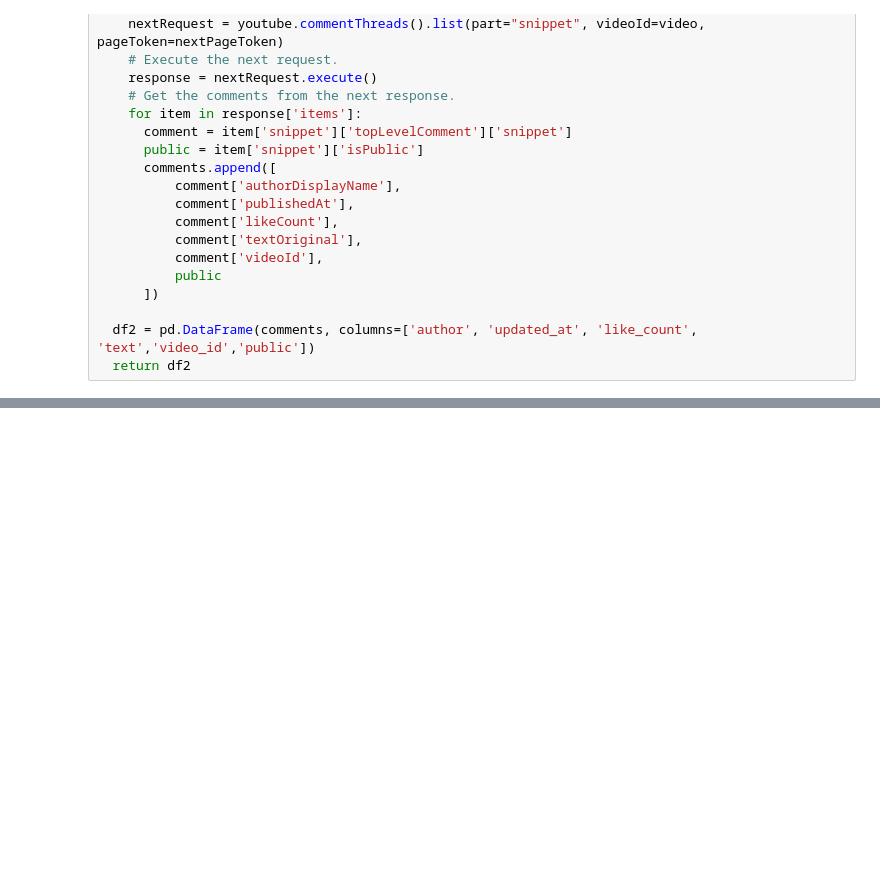
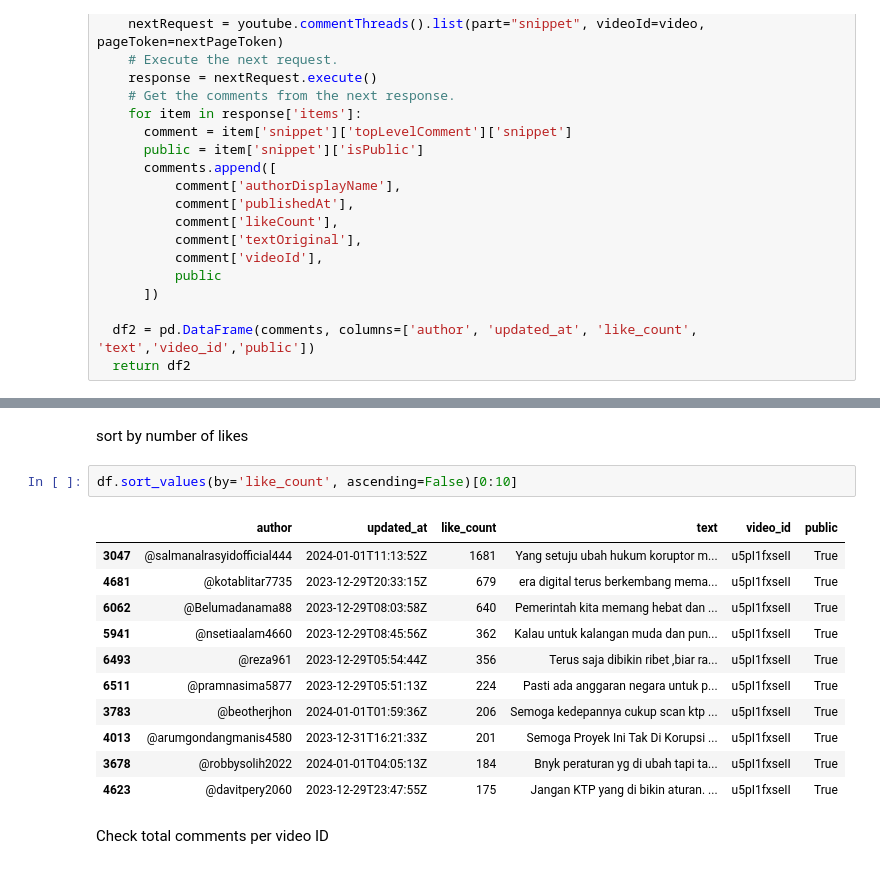
Before and after one commit to Sharkizo1st/getdata, a Jupyter notebook: Ekstrak_All_Youtube_Comment_With_API.ipynb, the cells around one changed output, grey strips where cells are left out. Saved outputs shown, nothing was run; the diff lists cells and outputs as text; blank space fills up the shorter version.

```diff
--- a/Ekstrak_All_Youtube_Comment_With_API.ipynb
+++ b/Ekstrak_All_Youtube_Comment_With_API.ipynb
@@ -105,3 +96,21 @@ df
+# %% [markdown]
+sort by number of likes
+# %%
+df.sort_values(by='like_count', ascending=False)[0:10]
+# %% [output]
+|  | author | updated_at | like_count | text | video_id | public |
+| 3047 | @salmanalrasyidofficial444 | 2024-01-01T11:13:52Z | 1681 | Yang setuju ubah hukum koruptor m... | u5pI1fxseII | True |
+| 4681 | @kotablitar7735 | 2023-12-29T20:33:15Z | 679 | era digital terus berkembang mema... | u5pI1fxseII | True |
+| 6062 | @Belumadanama88 | 2023-12-29T08:03:58Z | 640 | Pemerintah kita memang hebat dan ... | u5pI1fxseII | True |
+| 5941 | @nsetiaalam4660 | 2023-12-29T08:45:56Z | 362 | Kalau untuk kalangan muda dan pun... | u5pI1fxseII | True |
+| 6493 | @reza961 | 2023-12-29T05:54:44Z | 356 | Terus saja dibikin ribet ,biar ra... | u5pI1fxseII | True |
+| 6511 | @pramnasima5877 | 2023-12-29T05:51:13Z | 224 | Pasti ada anggaran negara untuk p... | u5pI1fxseII | True |
+| 3783 | @beotherjhon | 2024-01-01T01:59:36Z | 206 | Semoga kedepannya cukup scan ktp ... | u5pI1fxseII | True |
+| 4013 | @arumgondangmanis4580 | 2023-12-31T16:21:33Z | 201 | Semoga Proyek Ini Tak Di Korupsi ... | u5pI1fxseII | True |
+| 3678 | @robbysolih2022 | 2024-01-01T04:05:13Z | 184 | Bnyk peraturan yg di ubah tapi ta... | u5pI1fxseII | True |
+| 4623 | @davitpery2060 | 2023-12-29T23:47:55Z | 175 | Jangan KTP yang di bikin aturan. ... | u5pI1fxseII | True |
+# %% [markdown]
+Check total comments per video ID
 # %%
 df['video_id'].value_counts()
 # %% [output]
```
Also changed, not shown: parts of 13 cells of this notebook.
